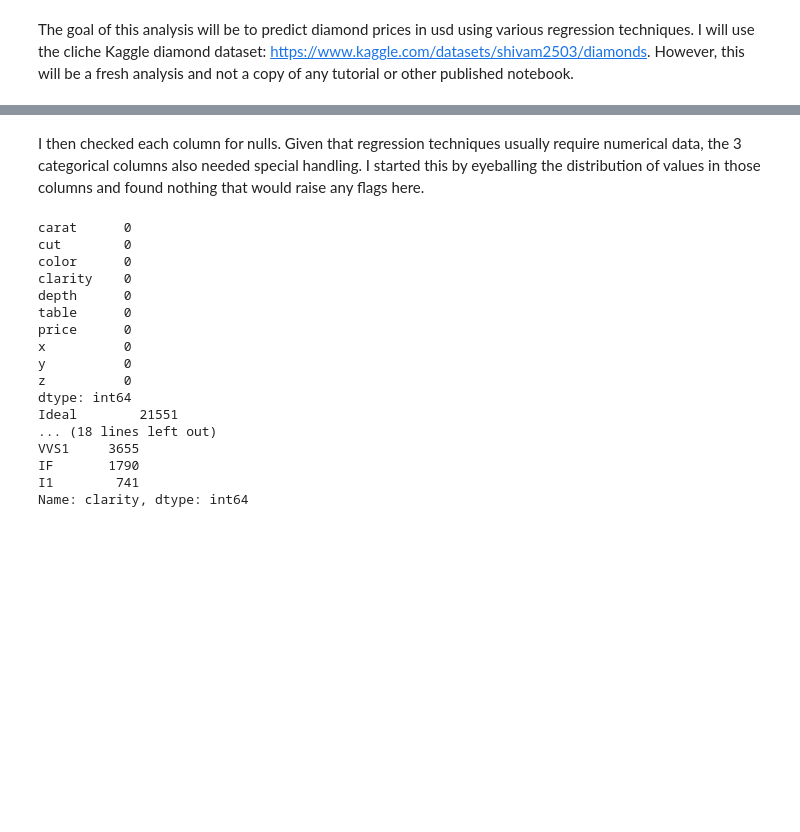
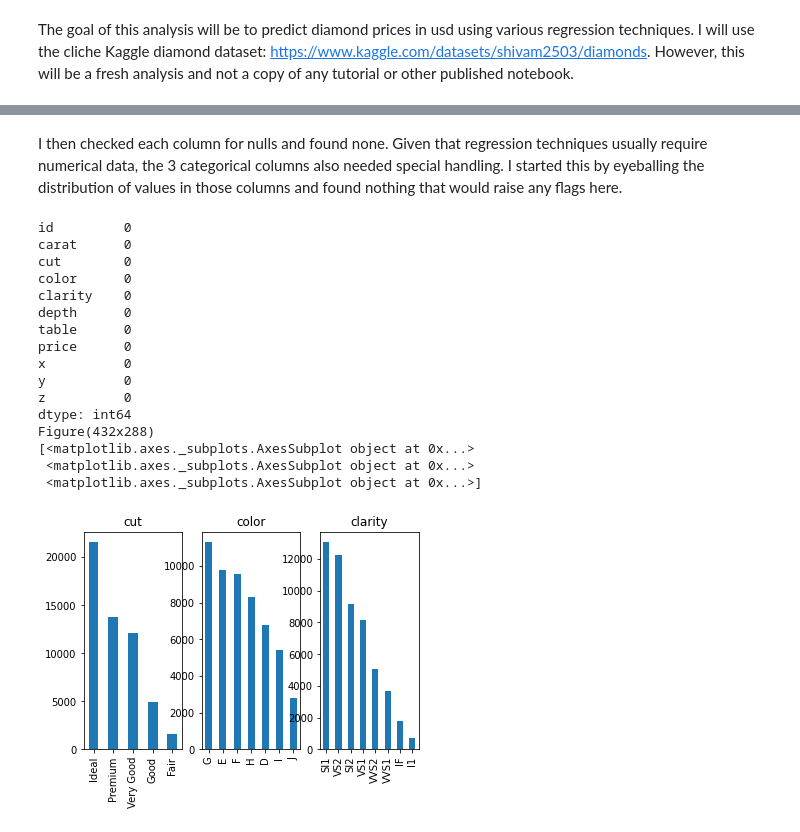
Before and after one commit to ashbyj/applied-modeling-techniques, a Jupyter notebook: multiple-linear-regression/diamondRegression.ipynb, the cells around one changed output, grey strips where cells are left out. Saved outputs shown, nothing was run; the diff lists cells and outputs as text; code cells hidden in the pictures; blank space fills up the shorter version.

Commit message:
moved to colab and used matplotlib for categorical distributions

```diff
--- a/multiple-linear-regression/diamondRegression.ipynb
+++ b/multiple-linear-regression/diamondRegression.ipynb
@@ -22,0 +9,17 @@ df.head()
+# %%
+from google.colab import drive
+import pandas as pd
+import matplotlib.pyplot as plt
+%matplotlib inline
+
+drive.mount('/content/drive/')
+path_to_csv = '/content/drive/MyDrive/ColabNotebooks/diamonds.csv'
+
+df = pd.read_csv(path_to_csv)
+print(df.head())
+
+df = df.rename(columns={'Unnamed: 0': 'id'})
+if df['id'].is_unique:
+  print('no duplicates found')
+
+print(df.head())
@@ -23,25 +44,31 @@ df.head()
 # %% [markdown]
-I then checked each column for nulls.  Given that regression techniques usually require numerical data, the 3 categorical columns also needed special handling.  I started this by eyeballing the distribution of values in those columns and found nothing that would raise any flags here.
+I then checked each column for nulls and found none.  Given that regression techniques usually require numerical data, the 3 categorical columns also needed special handling.  I started this by eyeballing the distribution of values in those columns and found nothing that would raise any flags here.
 # %%
 print(df.isna().sum())
 categorical_columns = ['cut','color','clarity']
-for column in categorical_columns:
-    print(df[column].value_counts())
+
+fig, ax = plt.subplots(1, len(categorical_columns))
+print(fig)
+print(ax)
+for i, column in enumerate(df[categorical_columns]):
+  df[column].value_counts().plot(kind='bar', ax=ax[i]).set_title(column)
+
+fig.show()
 # %% [output]
+id         0
 carat      0
 cut        0
 color      0
 clarity    0
 depth      0
 table      0
 price      0
 x          0
 y          0
 z          0
 dtype: int64
-Ideal        21551
-... (18 lines left out)
-VVS1     3655
-IF       1790
-I1        741
-Name: clarity, dtype: int64
+Figure(432x288)
+[<matplotlib.axes._subplots.AxesSubplot object at 0x...>
+ <matplotlib.axes._subplots.AxesSubplot object at 0x...>
+ <matplotlib.axes._subplots.AxesSubplot object at 0x...>]
+[figure, added]
```
Also changed, not shown: parts of 15 cells of this notebook.
